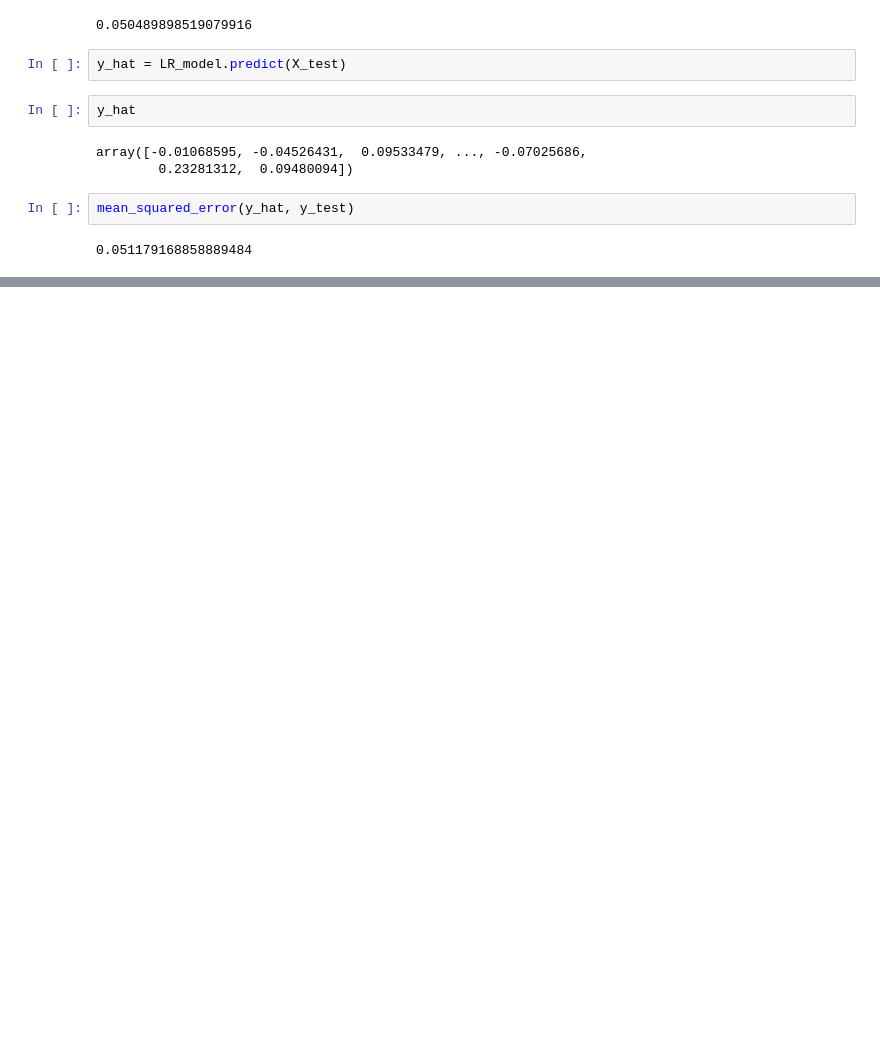
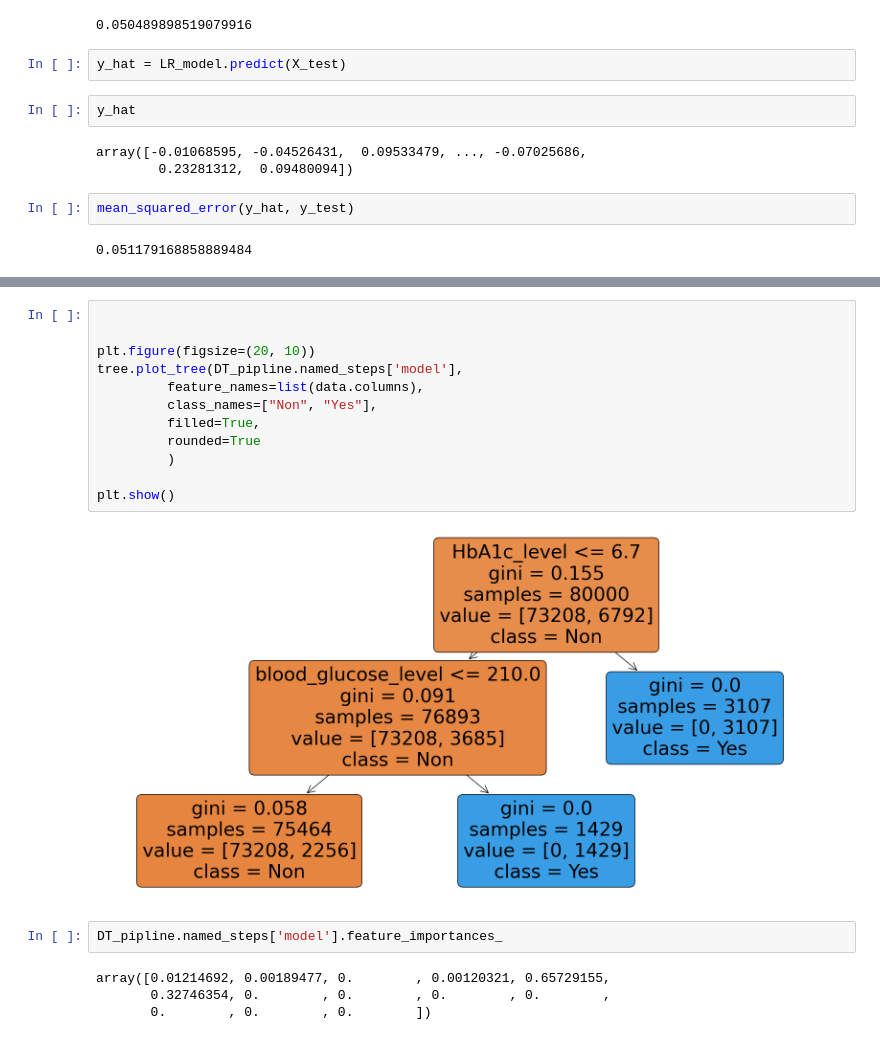
Before and after one commit to sabasaid1/projectML, a Jupyter notebook: MLProject1.ipynb, the cells around one changed output, grey strips where cells are left out. Cells and saved outputs as stored; diff of their text form; blank space fills up the shorter version.

```diff
--- a/MLProject1.ipynb
+++ b/MLProject1.ipynb
@@ -261,0 +419,20 @@ mean_squared_error(y_hat, y_test)
+# %%
+
+
+plt.figure(figsize=(20, 10))
+tree.plot_tree(DT_pipline.named_steps['model'],
+         feature_names=list(data.columns),
+         class_names=["Non", "Yes"],
+         filled=True,
+         rounded=True
+         )
+
+plt.show()
+# %% [output]
+[figure, added]
+# %%
+DT_pipline.named_steps['model'].feature_importances_
+# %% [output]
+array([0.01214692, 0.00189477, 0.        , 0.00120321, 0.65729155,
+       0.32746354, 0.        , 0.        , 0.        , 0.        ,
+       0.        , 0.        , 0.        ])
```
Also changed, not shown: parts of 46 cells of this notebook, 5 other files.
